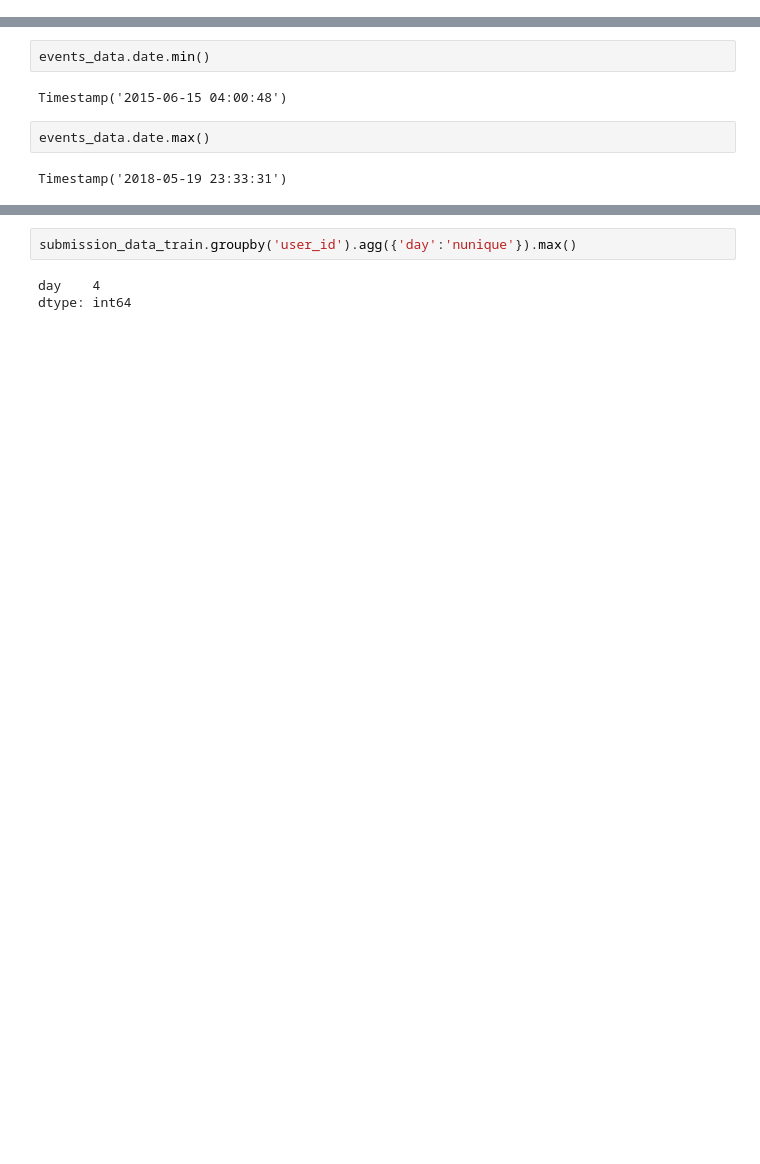
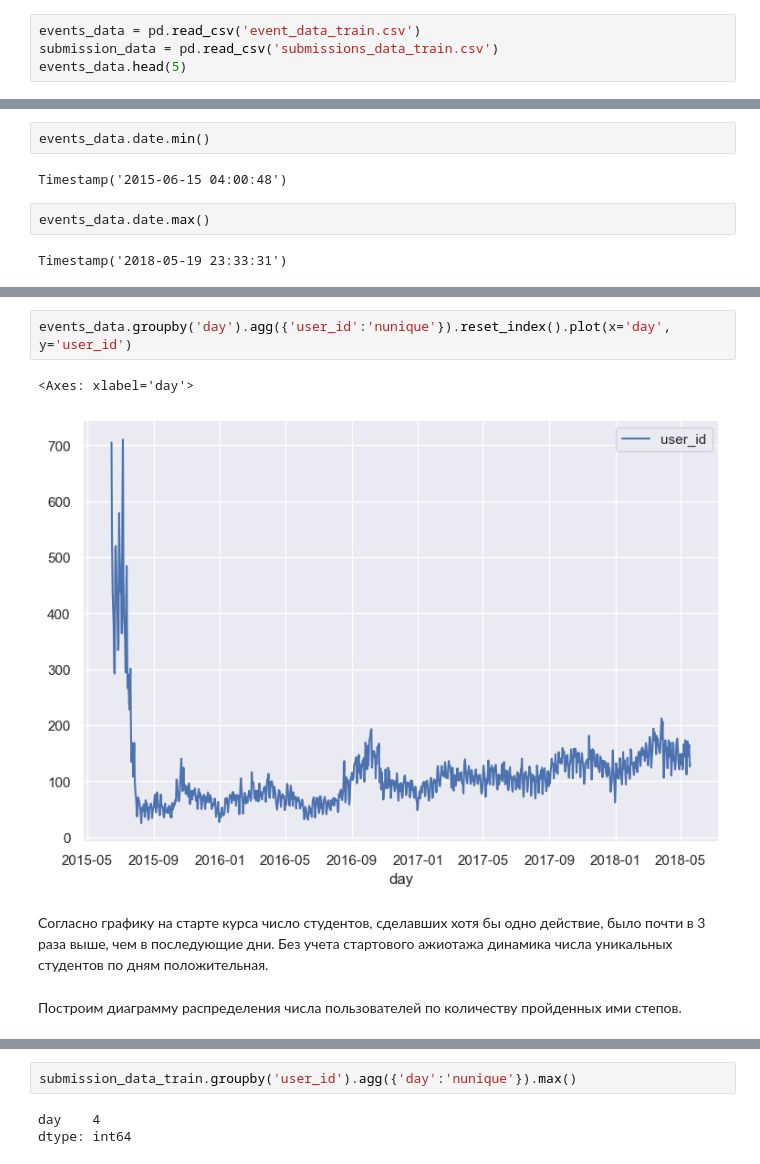
Before and after one commit to ddr533/Students_behavior_predict, a Jupyter notebook: main.ipynb, the cells around one changed output, grey strips where cells are left out. Cells and saved outputs as stored; diff of their text form; blank space fills up the shorter version.

```diff
--- a/main.ipynb
+++ b/main.ipynb
@@ -23,0 +16,4 @@ events_data = events_data.assign(day = events_data.date.dt.date)
+# %%
+events_data = pd.read_csv('event_data_train.csv')
+submission_data = pd.read_csv('submissions_data_train.csv')
+events_data.head(5)
@@ -252,0 +72,9 @@ submission_data_train = submission_data_temp[submission_data_temp['timestamp'] <
+# %%
+events_data.groupby('day').agg({'user_id':'nunique'}).reset_index().plot(x='day', y='user_id')
+# %% [output]
+<Axes: xlabel='day'>
+[figure, added]
+# %% [markdown]
+Согласно графику на старте курса число студентов, сделавших хотя бы одно действие, было почти в 3 раза выше, чем в последующие дни. Без учета стартового ажиотажа динамика числа уникальных студентов по дням положительная.
+# %% [markdown]
+Построим диаграмму распределения числа пользователей по количеству пройденных ими степов.
```
Also changed, not shown: parts of 220 cells of this notebook, 3 other files.
